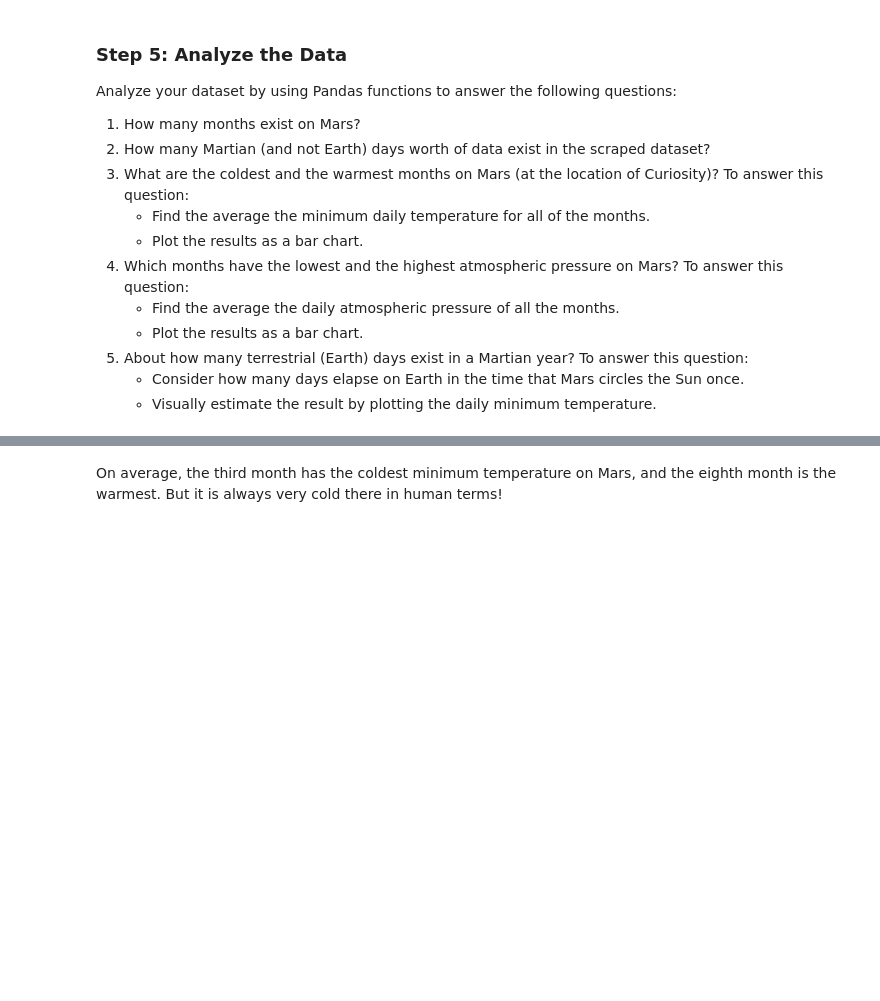
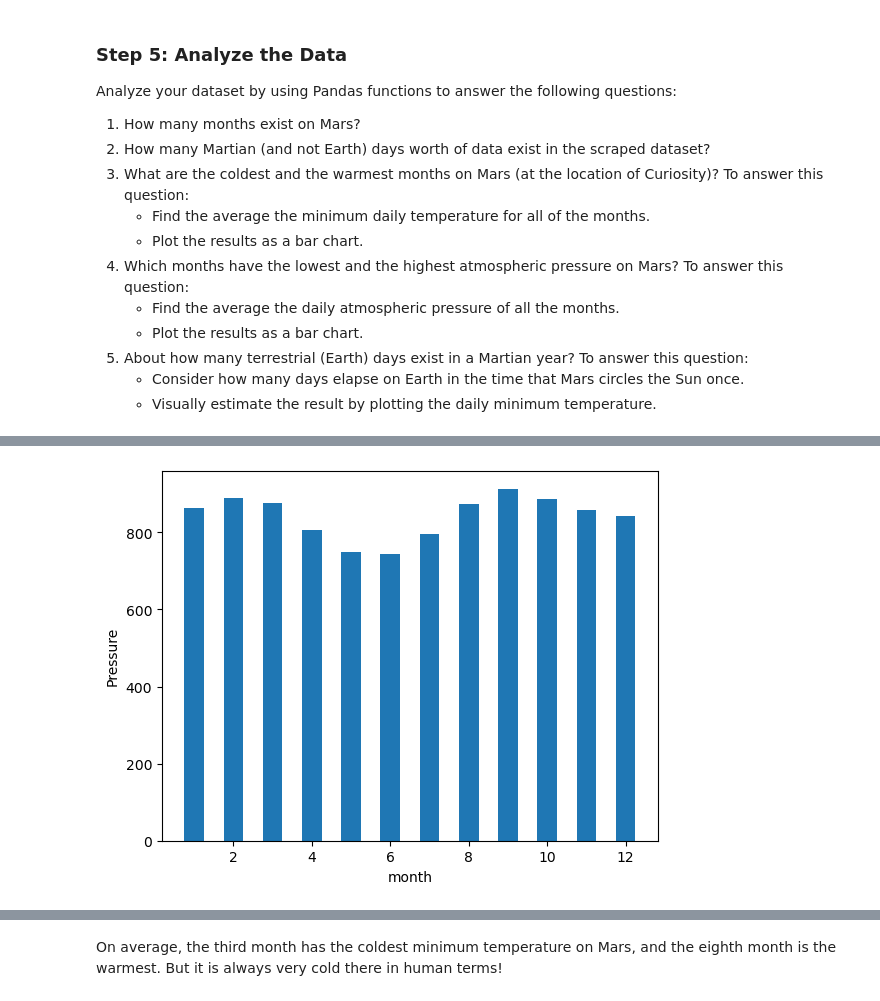
Before and after one commit to angutierrez2/html-challenge, a Jupyter notebook: part_2_mars_weather.ipynb, the cells around one changed output, grey strips where cells are left out. Drawn from its saved outputs; the diff is of its cells as text; code cells hidden in the pictures; blank space fills up the shorter version.

```diff
--- a/part_2_mars_weather.ipynb
+++ b/part_2_mars_weather.ipynb
@@ -193,0 +192,8 @@ Name: pressure, dtype: float64
+# %%
+# 4. Average pressure by Martian month
+# manually calculated
+pressure = pd.DataFrame({"month": [862.488506, 889.455056, 877.322917, 806.329897, 748.557047,
+                                   745.054422, 795.105634, 873.829787, 913.305970, 887.312500,
+                                   857.014493, 842.156627]},
+                         index = [1,2,3,4,5,6,7,8,9,10,11,12])
+print(pressure)
@@ -194,2 +214,10 @@ Name: pressure, dtype: float64
+# %%
+# Plot the average pressure by month
+plt.bar([1,2,3,4,5,6,7,8,9,10,11,12],pressure["month"], width = 0.5)
+plt.xlabel("month")
+plt.ylabel("Pressure")
+plt.show()
+# %% [output]
+[figure, added]
 # %%
 # 5. How many terrestrial (earth) days are there in a Martian year?
```
Also changed, not shown: parts of 20 cells of this notebook, 1 other file.
